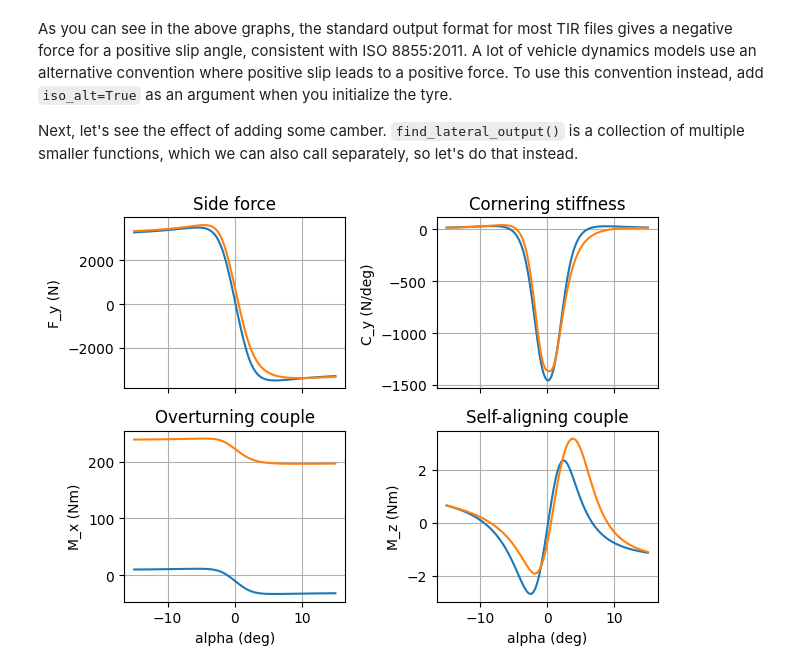
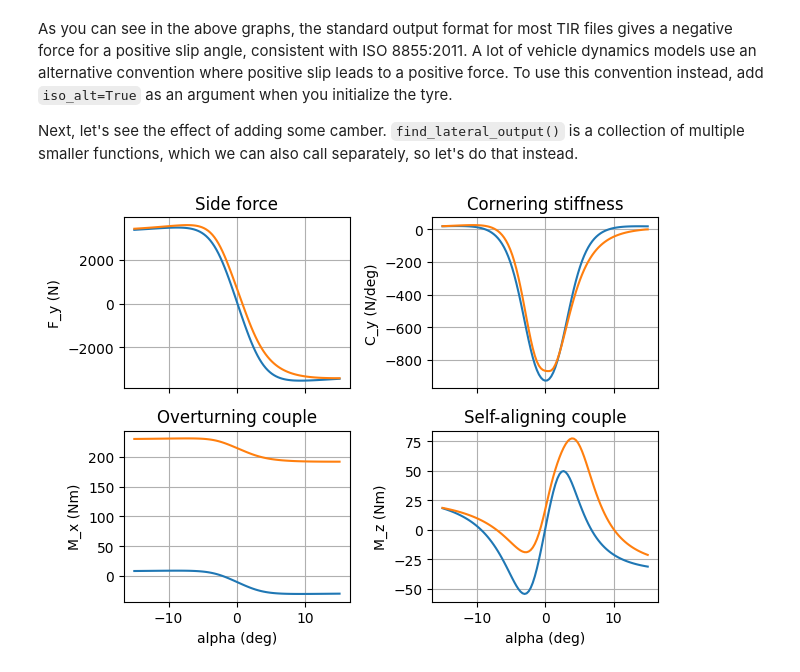
Before and after one commit to NiekvanRossem/TyreDyn, a Jupyter notebook: examples/free_rolling.ipynb, the cells around one changed output. Cells and saved outputs as stored; diff of their text form; code cells hidden in the pictures.

```diff
--- a/examples/free_rolling.ipynb
+++ b/examples/free_rolling.ipynb
@@ -6,11 +6,14 @@ First, we'll import an example TIR file. We can do this by calling `Tyre(<filena
 import numpy as np
 import matplotlib.pyplot as plt
 from tyredyn import Tyre
+from pathlib import Path
+
+filepath = Path(r'/tyres_example') / "car205_60R19.tir"
 
 # load tyre
 tyre = Tyre(
-    'car205_60R19_MF62.tir',
-    validate=True,
+    filepath,
+    validate=False,
     use_alpha_star=True,
     check_format=True,
     check_limits=True)
@@ -44,23 +46,23 @@ This function returns a list with the following outputs:
 All of the above outputs are calculated for pure lateral slip conditions.
 # %%
 # set the speed for the analysis
-VC = 100/3.6 # m/s
+VX = 100/3.6 # m/s
 
 # we can extract the tyre properties as follows
 R0 = tyre.UNLOADED_RADIUS
 
 # for simplicity, we'll assume the rpm of the wheel is defined by the unloaded radius
-N = VC / R0
+N = VX / R0
 
 # slip angle sweep (in degrees) for constant load
 SA = np.linspace(-15, 15, 101)
 FZ = tyre.FNOMIN
 
 # we find the outputs by appending our function to the tyre instance
-[FY, MX, MZ, RL, sigma_y] = tyre.find_lateral_output(SA=SA, FZ=FZ, N=N, VC=VC, angle_unit="deg")
+[FY, MX, MZ, RL, sigma_y] = tyre.find_lateral_output(SA=SA, FZ=FZ, N=N, VX=VX, angle_unit="deg")
 
 # instantaneous cornering stiffness
-iKYA = tyre.find_instant_kya(SA=SA, FY=FY)
+iKYA = tyre.find_cornering_stiffness_instant(SA=SA, FY=FY)
 
 # plot results
 print(f"lateral relaxation length: {sigma_y:.3f} m")
@@ -89,28 +91,28 @@ Next, let's see the effect of adding some camber. `find_lateral_output()` is a c
 # %%
 # inclination angle (degrees)
 IA = -10.0
 
 # these functions are equivalent to calling `find_lateral_output()`
 FY2 = tyre.find_fy_pure(SA=SA, FZ=FZ, IA=IA, angle_unit="deg")
 MX2 = tyre.find_mx_pure(SA=SA, FZ=FZ, IA=IA, angle_unit="deg")
-MZ2 = tyre.find_mz_pure(SA=SA, FZ=FZ, IA=IA, VC=VC, angle_unit="deg")
-iKYA2 = tyre.find_instant_kya(SA=SA, FY=FY2)
+MZ2 = tyre.find_mz_pure(SA=SA, FZ=FZ, IA=IA, VX=VX, angle_unit="deg")
+iKYA2 = tyre.find_cornering_stiffness_instant(SA=SA, FY=FY2)
 
 # plot results
 fig, axs = plt.subplots(2,2, sharex=True)
 axs[0,0].plot(SA, FY), axs[0,0].plot(SA, FY2)
 axs[0,0].set(ylabel='F_y (N)', title='Side force')
 axs[0,0].grid()
 axs[0,1].plot(SA, iKYA), axs[0,1].plot(SA, iKYA2)
 axs[0,1].set(ylabel='C_y (N/deg)', title='Cornering stiffness')
 axs[0,1].grid()
 axs[1,0].plot(SA, MX), axs[1,0].plot(SA, MX2)
 axs[1,0].set(xlabel='alpha (deg)', ylabel='M_x (Nm)', title='Overturning couple')
 axs[1,0].grid()
 axs[1,1].plot(SA, MZ), axs[1,1].plot(SA, MZ2)
 axs[1,1].set(xlabel='alpha (deg)', ylabel='M_z (Nm)', title='Self-aligning couple')
 axs[1,1].grid()
 plt.tight_layout()
 plt.show()
 # %% [output]
-[figure, old version]
+[figure, new version]
```
Also changed, not shown: parts of 2 cells of this notebook, 30 other files.
